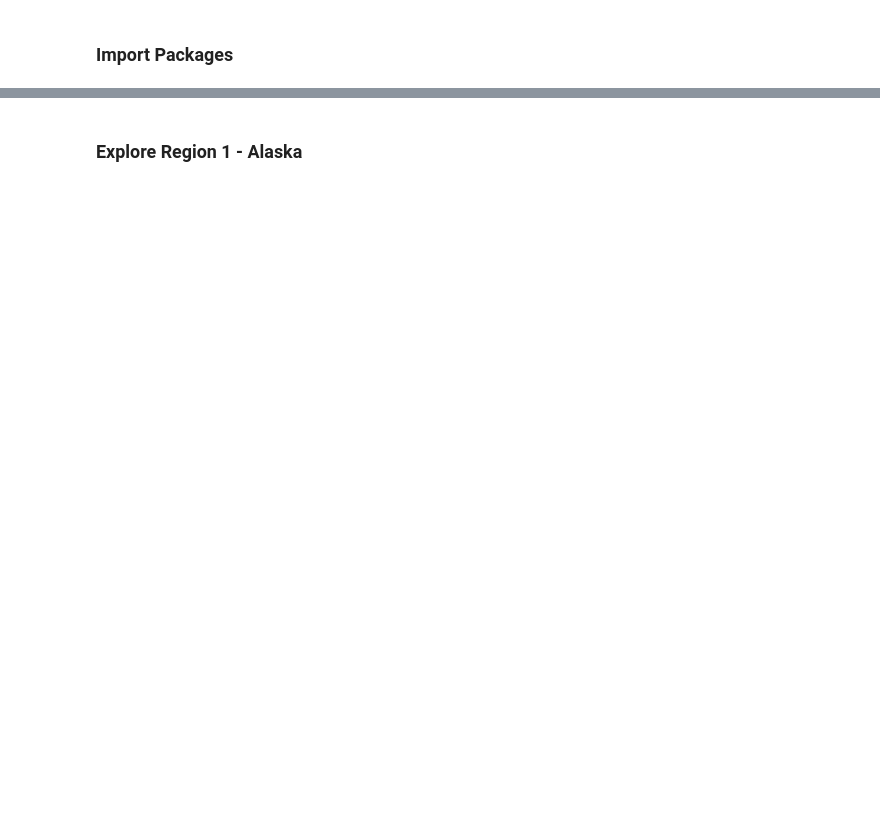
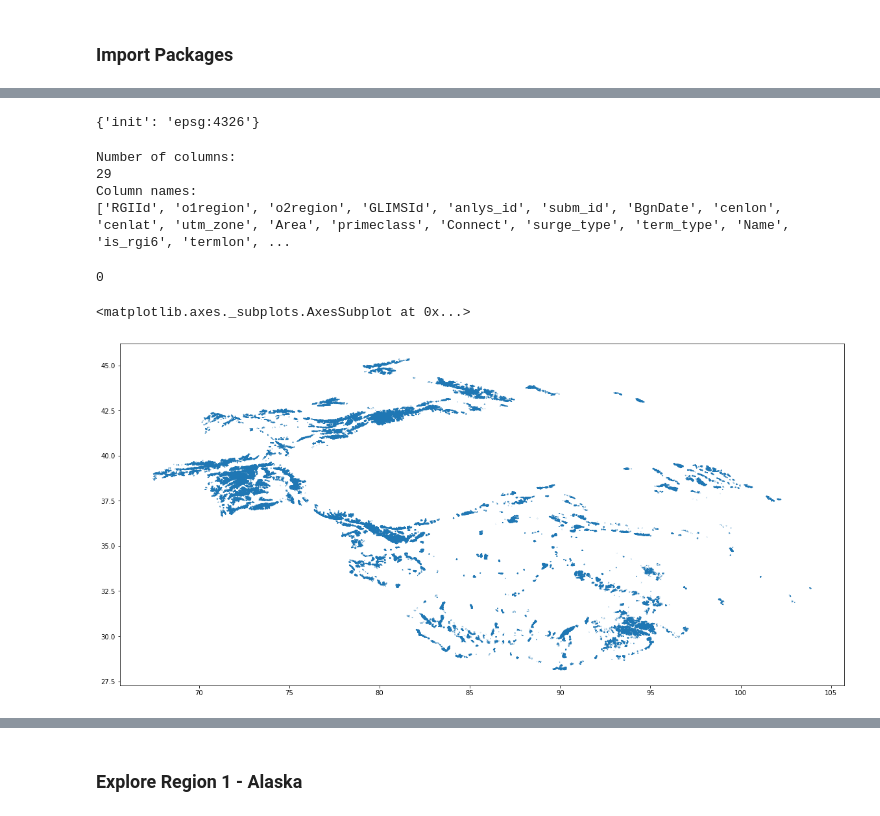
Before and after one commit to windnage/wgms-glacier-project, a Jupyter notebook: notebooks/0-explore-rgi.ipynb, the cells around one changed output, grey strips where cells are left out. Drawn from its saved outputs; the diff is of its cells as text; code cells hidden in the pictures; blank space fills up the shorter version.

Commit message:
Updating to read RGI 7, added note that conn_lvl is the new name for connectivity level

```diff
--- a/notebooks/0-explore-rgi.ipynb
+++ b/notebooks/0-explore-rgi.ipynb
@@ -26,0 +32,7 @@ import scripts.wgms_scripts as ws
+# %%
+# Set RGI version and region number
+version = 7
+region_no = 13
+# Open RGI region
+rgi_region_polygons = ws.open_raw_rgi(region_no, version)
+print("Opening RGI Version " + str(version) + " Region " + str(region_no))
@@ -26,0 +51,5 @@ import scripts.wgms_scripts as ws
+# %%
+# Check CRS
+print(rgi_region_polygons.crs)
+# %% [output]
+{'init': 'epsg:4326'}
@@ -26,0 +62,29 @@ import scripts.wgms_scripts as ws
+# %%
+# Explore column headings
+print("Number of columns:")
+print(len(rgi_region_polygons.columns))
+print("Column names:")
+print(list(rgi_region_polygons))
+# %% [output]
+Number of columns:
+29
+Column names:
+['RGIId', 'o1region', 'o2region', 'GLIMSId', 'anlys_id', 'subm_id', 'BgnDate', 'cenlon', 'cenlat', 'utm_zone', 'Area', 'primeclass', 'Connect', 'surge_type', 'term_type', 'Name', 'is_rgi6', 'termlon', ...
+# %%
+rgi_region_polygons['Connect'].min()
+# %% [output]
+0
+# %%
+# Plot all RGI outlines for this region
+fig, ax = plt.subplots(figsize=(20,20))
+# These lat/lons are for south east greenland
+#minx = -35
+#maxx = -25
+#miny = 68
+#maxy = 73
+#ax.set_xlim(minx, maxx)
+#ax.set_ylim(miny, maxy)
+rgi_region_polygons.boundary.plot(ax=ax)
+# %% [output]
+<matplotlib.axes._subplots.AxesSubplot at 0x...>
+[figure, added]
```
Also changed, not shown: parts of 37 cells of this notebook.
